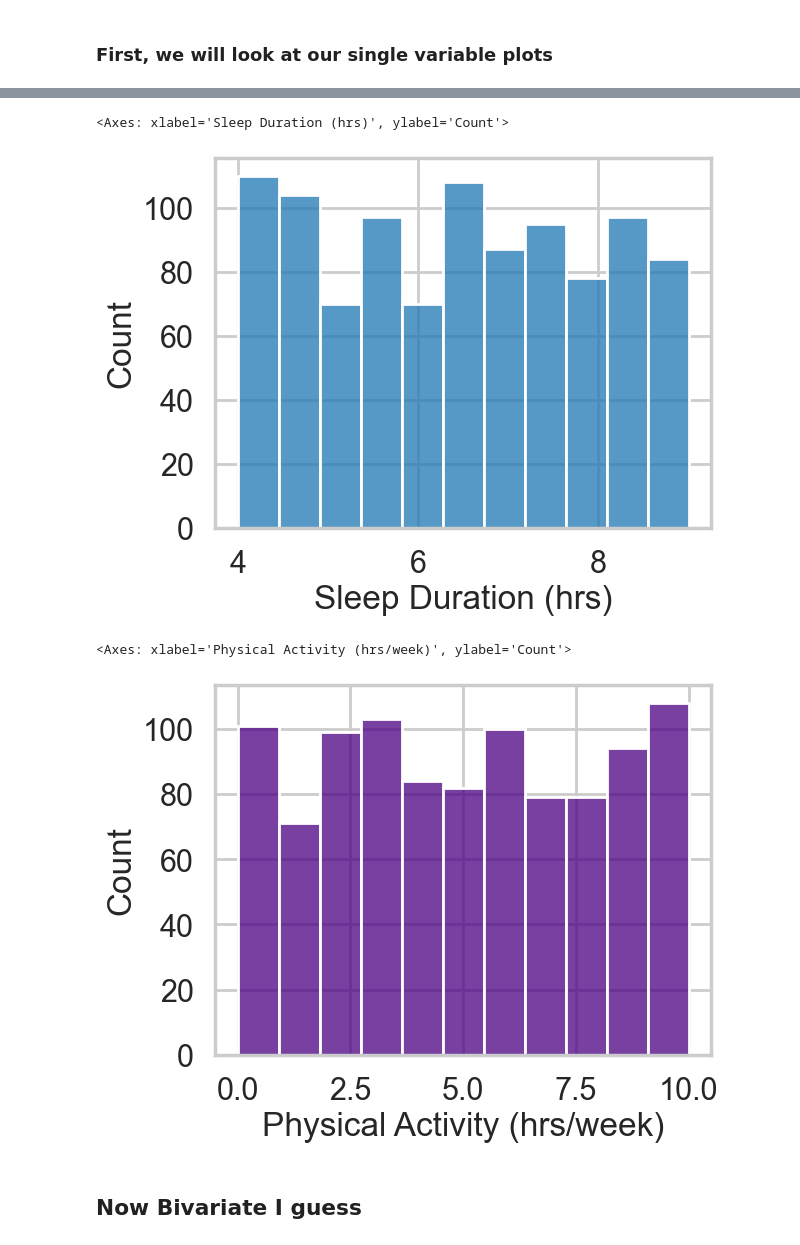
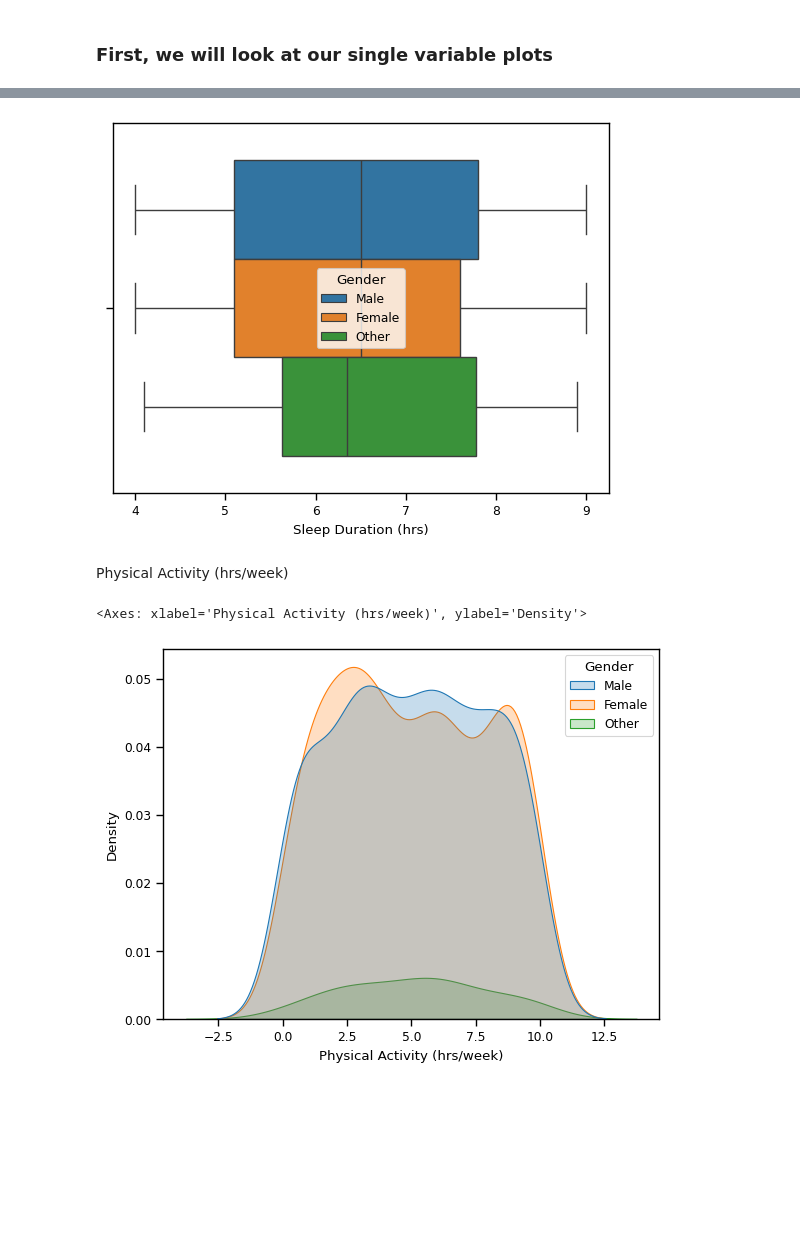
Before and after one commit to kc-011/python-programming, a Jupyter notebook: Module 3/eda.ipynb, the cells around one changed output, grey strips where cells are left out. Drawn from its saved outputs; the diff is of its cells as text; code cells hidden in the pictures; blank space fills up the shorter version.

```diff
--- a/Module 3/eda.ipynb
+++ b/Module 3/eda.ipynb
@@ -66,8 +66,3 @@ df.shape
 (1000, 10)
 # %% [markdown]
 ### First, we will look at our single variable plots
-# %%
-sns.set_style('whitegrid')
-sns.set_context('talk')
-sns.histplot(data=df, x='Age', hue='Gender', alpha=0.8, multiple='stack', kde='True')
-sns.despine()
@@ -81,4 +71,4 @@ sns.kdeplot(data=df, x='Age', fill=True, hue='Gender')
 # %%
+sns.set_context('paper')
 sns.countplot(x=df['Age'], hue=df['Gender'])
-sns.set_context('poster')
 # %% [output]
@@ -93,12 +86,12 @@ sns.histplot(data=df, x='Screen Time (hrs/day)')
 # %%
-sns.histplot(x=df['Sleep Duration (hrs)'])
+sns.boxplot(x=df['Sleep Duration (hrs)'], hue=df['Gender'], legend='full')
+sns.set_context('paper')
 # %% [output]
-<Axes: xlabel='Sleep Duration (hrs)', ylabel='Count'>
-[figure, old version]
+[figure, new version]
+# %% [markdown]
+Physical Activity (hrs/week)
 # %%
-sns.histplot(x=df['Physical Activity (hrs/week)'], color='Indigo')
+sns.kdeplot(x=df['Physical Activity (hrs/week)'], color='Indigo', fill=True, hue=df['Gender'])
 # %% [output]
-<Axes: xlabel='Physical Activity (hrs/week)', ylabel='Count'>
+<Axes: xlabel='Physical Activity (hrs/week)', ylabel='Density'>
-[figure, old version]
+[figure, new version]
-# %% [markdown]
-## Now Bivariate I guess
```
Also changed, not shown: parts of 11 cells of this notebook.
